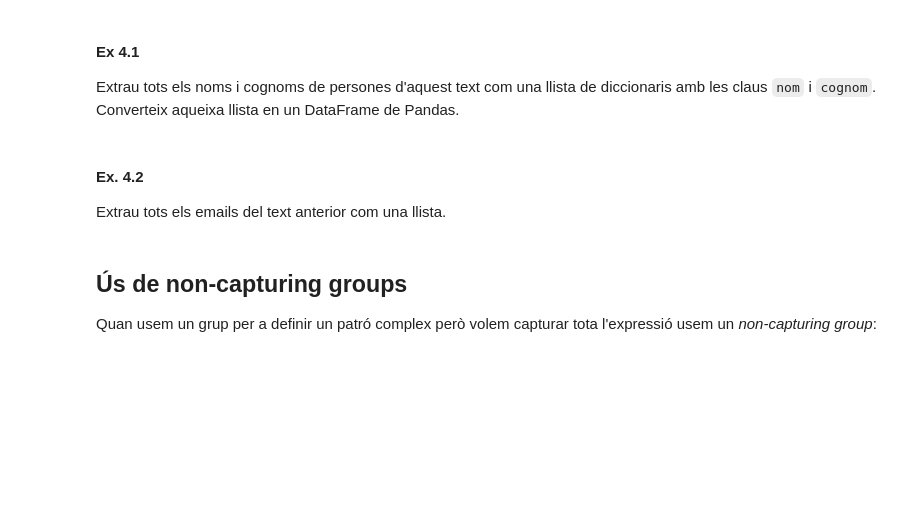
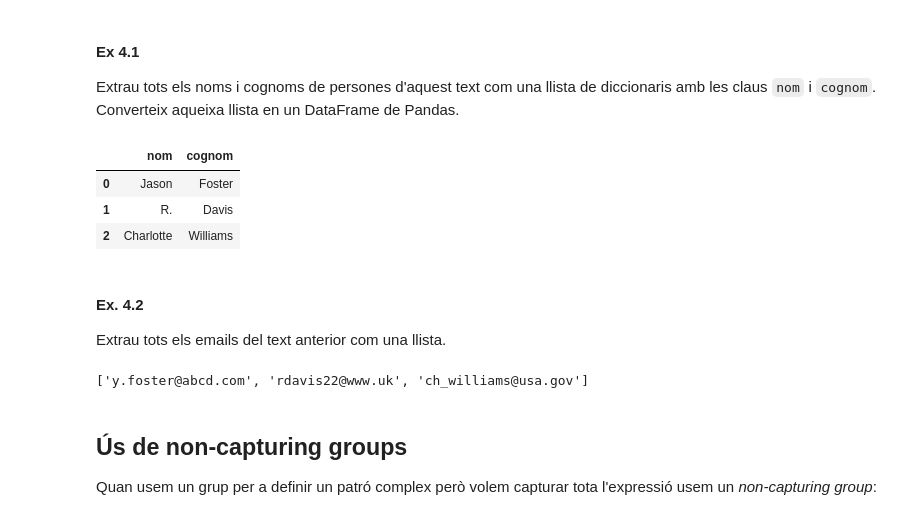
Before and after one commit to DavidSM2/Repo_PLN, a Jupyter notebook: Practicas/Pr1/P1_Expressions_regulars_VAL.ipynb, the cells around one changed output. Saved outputs shown, nothing was run; the diff lists cells and outputs as text; code cells hidden in the pictures; blank space fills up the shorter version.

```diff
--- a/Practicas/Pr1/P1_Expressions_regulars_VAL.ipynb
+++ b/Practicas/Pr1/P1_Expressions_regulars_VAL.ipynb
@@ -182,0 +176,7 @@ Crea una llista amb tots els valors de `span()` dels patrons trobats en `matches
+# %%
+lista = list()
+
+for objeto in matches:
+    lista.append(objeto.span())
+
+lista
@@ -194,3 +194,19 @@ Extrau tots els noms i cognoms de persones d'aquest text com una llista de dicci
+# %%
+import pandas as pd
+matches = list(re.finditer(r'(?P<nom>[A-Z]\w+|[A-Z]\.?) (?P<cognom>[A-Z]\w+)',texto))
+
+lista = list()
+
+for objeto in matches:
+    lista.append(objeto.groupdict())
+
+df = pd.DataFrame(lista)
+df
+# %% [output]
+|  | nom | cognom |
+| 0 | Jason | Foster |
+| 1 | R. | Davis |
+| 2 | Charlotte | Williams |
 # %% [markdown]
 #### Ex. 4.2
 Extrau tots els emails del text anterior com una llista.
@@ -199,3 +213,7 @@ Extrau tots els emails del text anterior com una llista.
+# %%
+re.findall(r'\w+[\.\_]?\w+@\w+\.\w+',texto)
+# %% [output]
+['y.foster@abcd.com', 'rdavis22@www.uk', 'ch_williams@usa.gov']
 # %% [markdown]
 ## Ús de non-capturing groups
 Quan usem un grup per a definir un patró complex però volem capturar tota l'expressió usem un *non-capturing group*:
```
Also changed, not shown: parts of 4 cells of this notebook, 1 other file.
